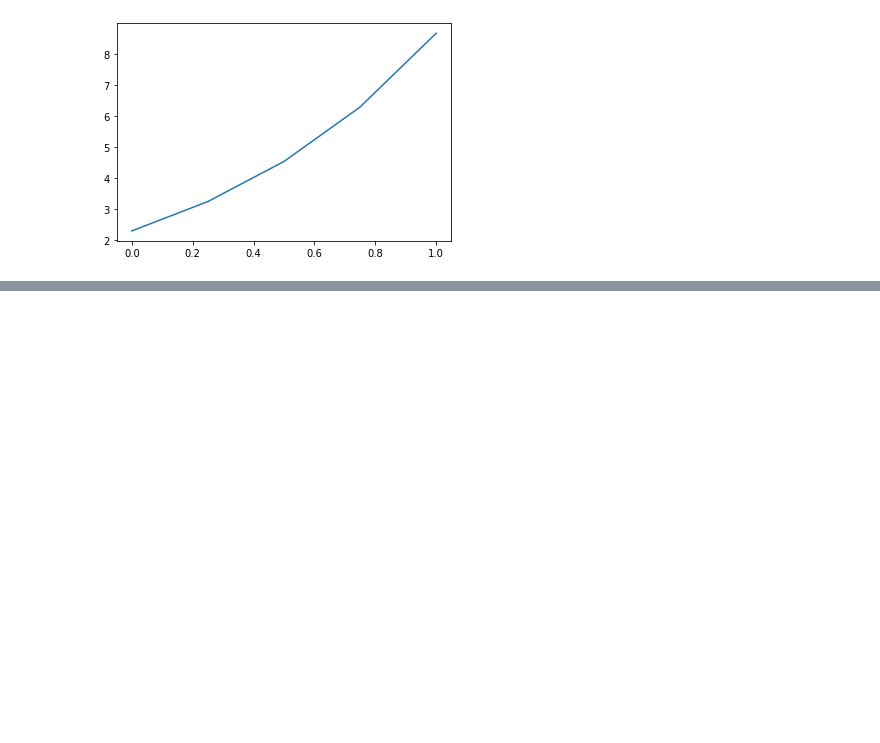
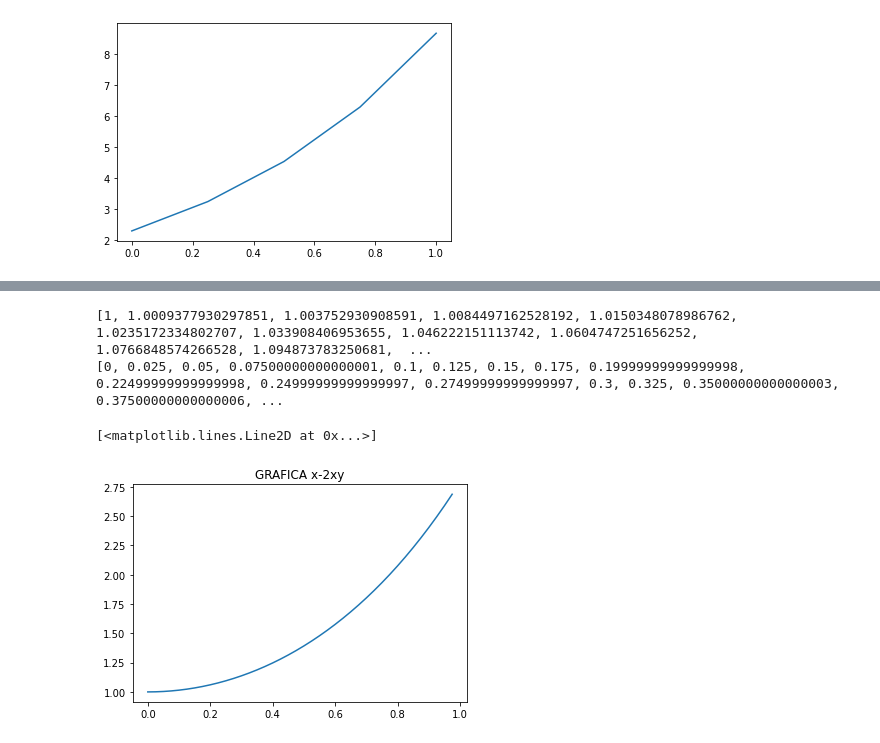
Before and after one commit to antvilla06/Programaci-n-y-M-todos-Num-ricos, a Jupyter notebook: Unidad_5.ipynb, the cells around one changed output, grey strips where cells are left out. Cells and saved outputs as stored; diff of their text form; code cells hidden in the pictures; blank space fills up the shorter version.

```diff
--- a/Unidad_5.ipynb
+++ b/Unidad_5.ipynb
@@ -74,0 +122,32 @@ plt.plot(matx,sol)
+# %%
+a=0
+b=1
+n=40
+h=(b-a)/n
+
+x=0
+y=1
+X=[]
+Y=[]
+
+k=0
+while k < n:
+  X.append(x)
+  Y.append(y)
+  k1=h*(x+(2*x*y))
+  k2=h*((x+(h/2)+(2*(x+(h/2)*(y+(1/2*k1))))))
+  k3=h*((x+(h/2)+(2*(x+(h/2)*(y+(1/2*k2))))))
+  k4=h*((x+h)+(2*(x+h)*(y+k3)))
+  y=y+((1/6)*(k1+(2*k2)+(2*k3)+k4))
+  x=x+h
+  k=k+1
+print(Y)
+print(X)
+
+plt.title("GRAFICA x-2xy")
+plt.plot(X,Y)
+# %% [output]
+[1, 1.0009377930297851, 1.003752930908591, 1.0084497162528192, 1.0150348078986762, 1.0235172334802707, 1.033908406953655, 1.046222151113742, 1.0604747251656252, 1.0766848574266528, 1.094873783250681,  ...
+[0, 0.025, 0.05, 0.07500000000000001, 0.1, 0.125, 0.15, 0.175, 0.19999999999999998, 0.22499999999999998, 0.24999999999999997, 0.27499999999999997, 0.3, 0.325, 0.35000000000000003, 0.37500000000000006, ...
+[<matplotlib.lines.Line2D at 0x...>]
+[figure, added]
```
Also changed, not shown: parts of 16 cells of this notebook.
